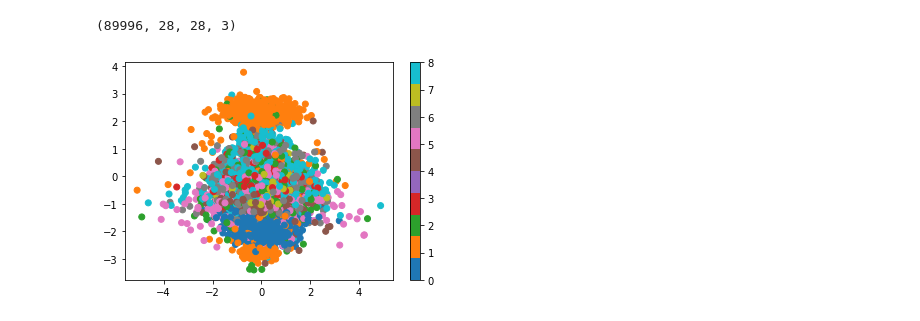
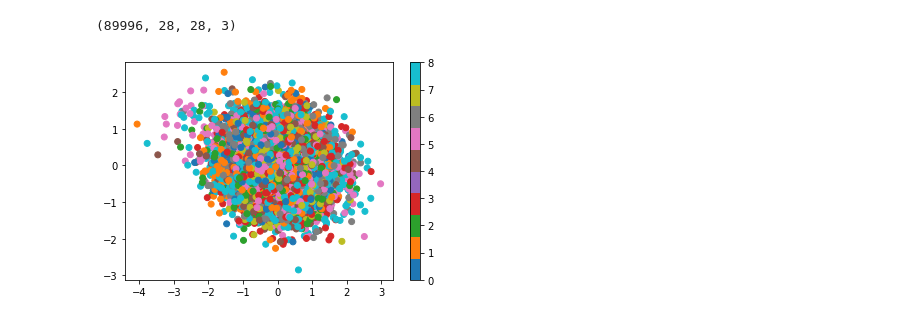
Before and after one commit to RuHae/TGM_Project, a Jupyter notebook: Samples/TGM_investigation.ipynb, the cells around one changed output. Saved outputs shown, nothing was run; the diff lists cells and outputs as text; code cells hidden in the pictures.

```diff
--- a/Samples/TGM_investigation.ipynb
+++ b/Samples/TGM_investigation.ipynb
@@ -58,7 +78,7 @@ train_dataset.imgs.shape
 (89996, 28, 28, 3)
 # %%
 # tutorial: https://avandekleut.github.io/vae/
-device = 'cpu'
+device = torch.device("cuda:0" if torch.cuda.is_available() else "cpu")
 
 class VariationalEncoder(nn.Module):
     def __init__(self, latent_dims):
@@ -69,8 +89,8 @@ class VariationalEncoder(nn.Module):
         self.linear3 = nn.Linear(512, latent_dims)
 
         self.N = torch.distributions.Normal(0, 1)
-        self.N.loc = self.N.loc#.cuda() # hack to get sampling on the GPU
-        self.N.scale = self.N.scale#.cuda()
+        self.N.loc = self.N.loc.cuda() # hack to get sampling on the GPU
+        self.N.scale = self.N.scale.cuda()
         self.kl = 0
 
     def forward(self, x):
@@ -104,17 +124,17 @@ class VariationalAutoencoder(nn.Module):
         z = self.encoder(x)
         return self.decoder(z)
 
-def train(autoencoder, data, epochs=5):
+def train(autoencoder, data, epochs=5, lr=0.001):
     # only for fast training
     nsamples = 100
-    opt = torch.optim.Adam(autoencoder.parameters())
+    opt = torch.optim.Adam(autoencoder.parameters(), lr=lr)
     for epoch in range(epochs):
         i = 0
         for x, y in data:
             if i > nsamples:
                 break
             i= i + 1
-            x = x#.to(device) # GPU
+            x = x.to(device) # GPU
             opt.zero_grad()
             x_hat = autoencoder(x)
             loss = ((x - x_hat)**2).sum() + autoencoder.encoder.kl
@@ -144,10 +166,10 @@ def plot_reconstructed(autoencoder, r0=(-5, 10), r1=(-10, 5), n=12):
     plt.imshow(img, extent=[*r0, *r1])
     plt.show()
 # %%
-latent_dims = 2 #hyperparameter we can optimze?
-vae = VariationalAutoencoder(latent_dims)#.to(device) # GPU
+latent_dims = 32 #hyperparameter we can optimze?
+vae = VariationalAutoencoder(latent_dims).to(device) # GPU
 
-vae = train(vae, train_loader)
+vae = train(vae, train_loader, lr=0.0001)
 plot_latent(vae, train_loader)
 # %% [output]
-[figure, old version]
+[figure, new version]
```
Also changed, not shown: parts of 7 cells of this notebook.
